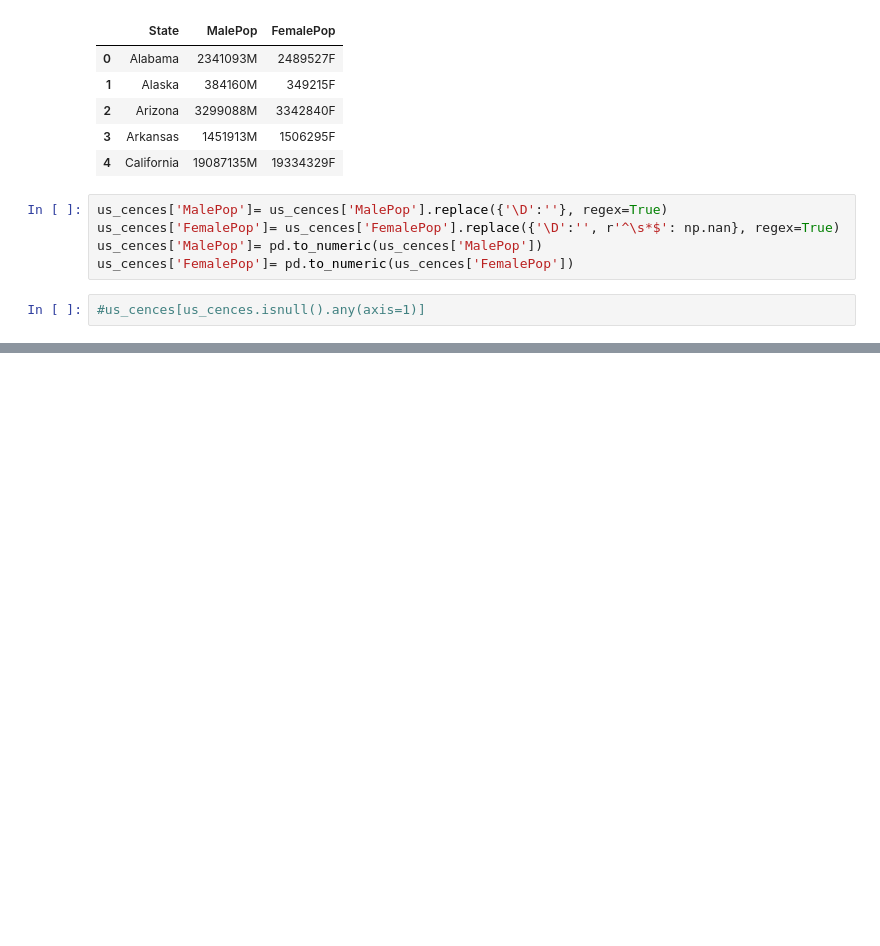
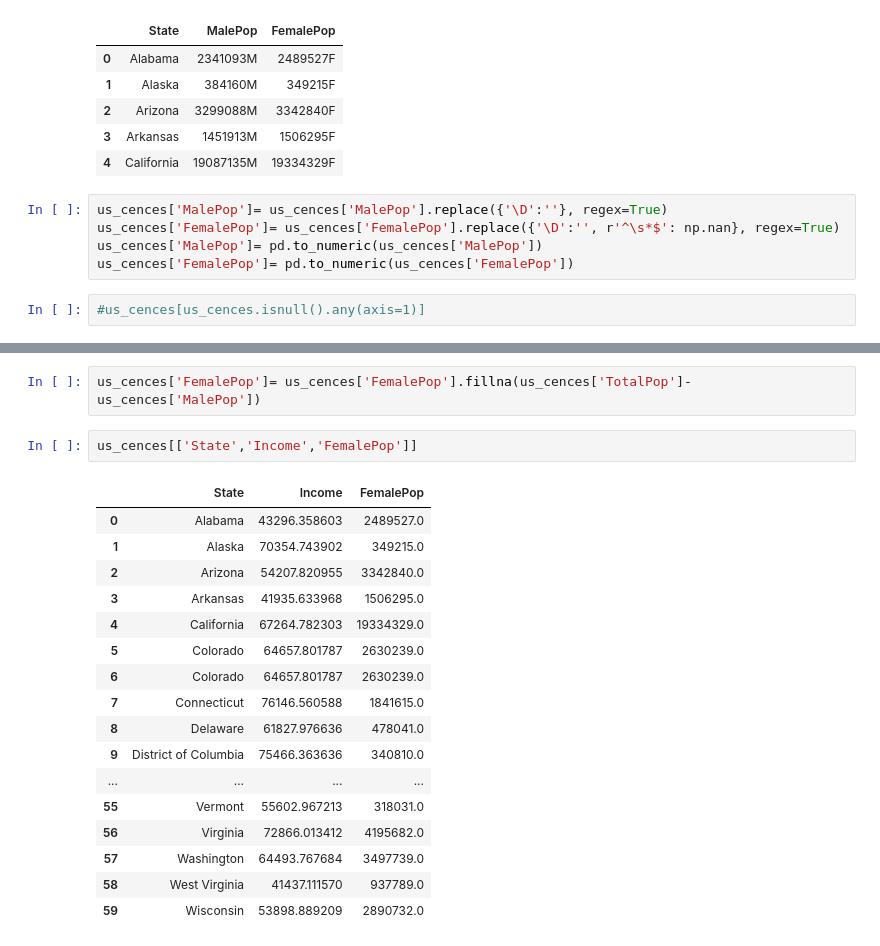
Before and after one commit to ahmadshabbir862/Assignment, a Jupyter notebook: Assignment.ipynb, the cells around one changed output, grey strips where cells are left out. Saved outputs shown, nothing was run; the diff lists cells and outputs as text; blank space fills up the shorter version.

```diff
--- a/Assignment.ipynb
+++ b/Assignment.ipynb
@@ -132,0 +147,22 @@ us_cences['FemalePop']= pd.to_numeric(us_cences['FemalePop'])
+# %%
+us_cences['FemalePop']= us_cences['FemalePop'].fillna(us_cences['TotalPop']-us_cences['MalePop'])
+# %%
+us_cences[['State','Income','FemalePop']]
+# %% [output]
+|  | State | Income | FemalePop |
+| 0 | Alabama | 43296.358603 | 2489527.0 |
+| 1 | Alaska | 70354.743902 | 349215.0 |
+| 2 | Arizona | 54207.820955 | 3342840.0 |
+| 3 | Arkansas | 41935.633968 | 1506295.0 |
+| 4 | California | 67264.782303 | 19334329.0 |
+| 5 | Colorado | 64657.801787 | 2630239.0 |
+| 6 | Colorado | 64657.801787 | 2630239.0 |
+| 7 | Connecticut | 76146.560588 | 1841615.0 |
+| 8 | Delaware | 61827.976636 | 478041.0 |
+| 9 | District of Columbia | 75466.363636 | 340810.0 |
+| ... | ... | ... | ... |
+| 55 | Vermont | 55602.967213 | 318031.0 |
+| 56 | Virginia | 72866.013412 | 4195682.0 |
+| 57 | Washington | 64493.767684 | 3497739.0 |
+| 58 | West Virginia | 41437.111570 | 937789.0 |
+| 59 | Wisconsin | 53898.889209 | 2890732.0 |
```
Also changed, not shown: parts of 7 cells of this notebook.
